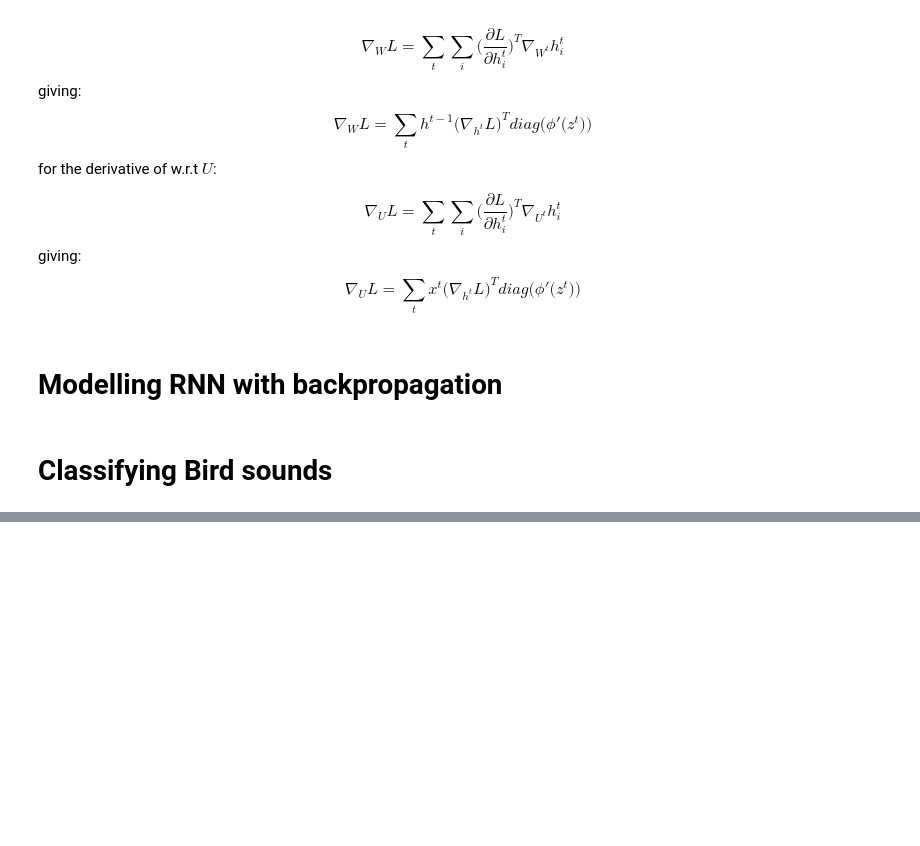
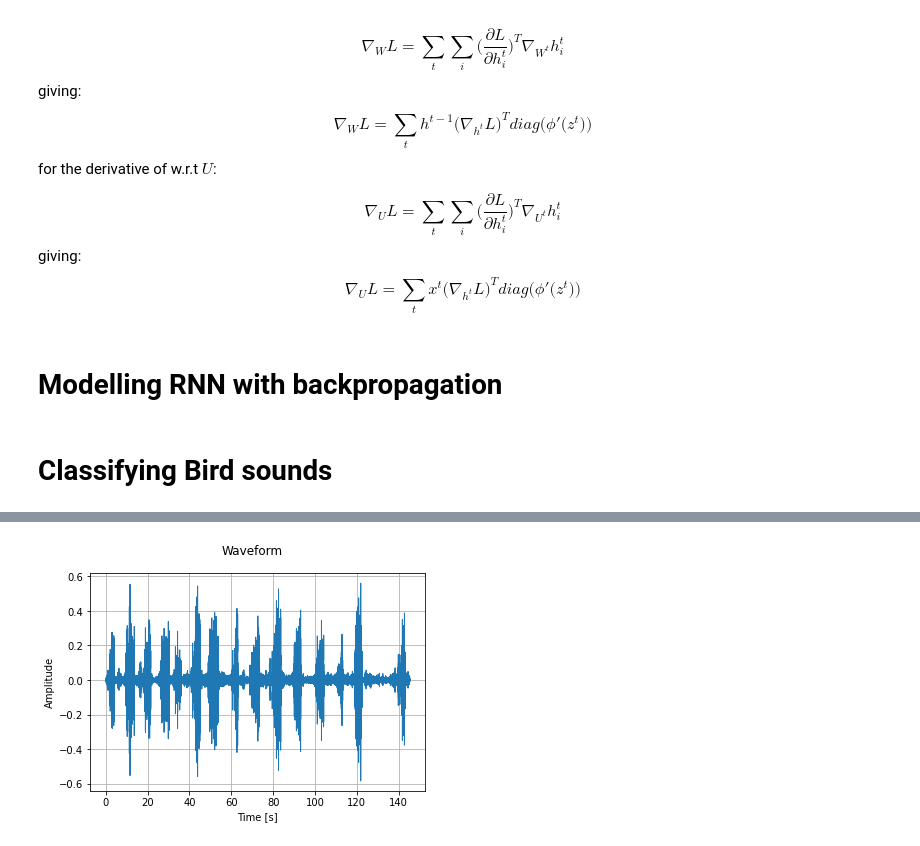
Before and after one commit to akinwilson/ground-up, a Jupyter notebook: 6_from_plane_to_sequential.ipynb, the cells around one changed output, grey strips where cells are left out. Saved outputs shown, nothing was run; the diff lists cells and outputs as text; code cells hidden in the pictures; blank space fills up the shorter version.

Commit message:
defined helpers for preparing data for rnn

```diff
--- a/6_from_plane_to_sequential.ipynb
+++ b/6_from_plane_to_sequential.ipynb
@@ -407,0 +408,93 @@ class RNN:
+# %%
+import torchaudio
+import torch
+import matplotlib.pyplot as plt
+
+SAMPLE_MP3_PATH = ("/home/akinwilson/Projects/bird-sound-classifier/data/birds/Phylloscopuscollybita/Poland"
+"/Phylloscopuscollybita325319.mp3")
+metadata = torchaudio.info(SAMPLE_MP3_PATH)
+
+def print_stats(waveform, sample_rate=None, src=None):
+    if src:
+        print("-" * 10)
+        print("Source:", src)
+        print("-" * 10)
+    if sample_rate:
+        print("Sample Rate:", sample_rate)
+    print("Shape:", tuple(waveform.shape))
+    print("Dtype:", waveform.dtype)
+    print(f" - Max:     {waveform.max().item():6.3f}")
+    print(f" - Min:     {waveform.min().item():6.3f}")
+    print(f" - Mean:    {waveform.mean().item():6.3f}")
+    print(f" - Std Dev: {waveform.std().item():6.3f}")
+    print()
+    print(waveform)
+    print()
+
+
+def plot_waveform(waveform, sample_rate, title="Waveform", xlim=None, ylim=None):
+    waveform = waveform.numpy()
+
+    num_channels, num_frames = waveform.shape
+    time_axis = torch.arange(0, num_frames) / sample_rate
+
+    figure, axes = plt.subplots(num_channels, 1)
+    if num_channels == 1:
+        axes = [axes]
+    for c in range(num_channels):
+        axes[c].plot(time_axis, waveform[c], linewidth=1)
+        axes[c].set_xlabel("Time [s]")
+        axes[c].set_ylabel("Amplitude")
+        axes[c].grid(True)
+        if num_channels > 1:
+            axes[c].set_ylabel(f"Channel {c+1}")
+        if xlim:
+            axes[c].set_xlim(xlim)
+        if ylim:
+            axes[c].set_ylim(ylim)
+
+    figure.suptitle(title)
+    plt.show(block=False)
+
+def plot_specgram(waveform, sample_rate, title="Spectrogram", xlim=None):
+    waveform = waveform.numpy()
+    num_channels, _ = waveform.shape
+    figure, axes = plt.subplots(num_channels, 1)
+    if num_channels == 1:
+        axes = [axes]
+    for c in range(num_channels):
+        axes[c].specgram(waveform[c], Fs=sample_rate, sides="onesided")
+        if num_channels > 1:
+            axes[c].set_ylabel(f"Channel {c+1}")
+        if xlim:
+            axes[c].set_xlim(xlim)
+        axes[c].set_xlabel("Time [s]")
+        axes[c].set_ylabel("Frequency [Hz]")
+    figure.suptitle(title)
+    plt.show(block=False)
+
+
+def _get_sample(path, resample=None):
+    effects = [["remix", "1"]]
+    if resample:
+        effects.extend(
+            [
+                ["lowpass", f"{resample // 2}"],
+                ["rate", f"{resample}"],
+            ]
+        )
+    return torchaudio.sox_effects.apply_effects_file(path, effects=effects)
+
+
+def get_sample(SAMPLE_WAV_PATH, resample=None):
+    return _get_sample(SAMPLE_WAV_PATH, resample=resample)
+
+
+SAMPLE_RATE = 8000
+
+waveform, sample_rate = get_sample(SAMPLE_MP3_PATH, resample=SAMPLE_RATE)
+print(torchaudio.info(SAMPLE_MP3_PATH))
+print_stats(waveform, sample_rate=sample_rate)
+plot_waveform(waveform, sample_rate)
+plot_specgram(waveform, sample_rate)
+# %% [output]
@@ -407,0 +511 @@ class RNN:
+[figure, added]
```
Also changed, not shown: parts of 11 cells of this notebook.
